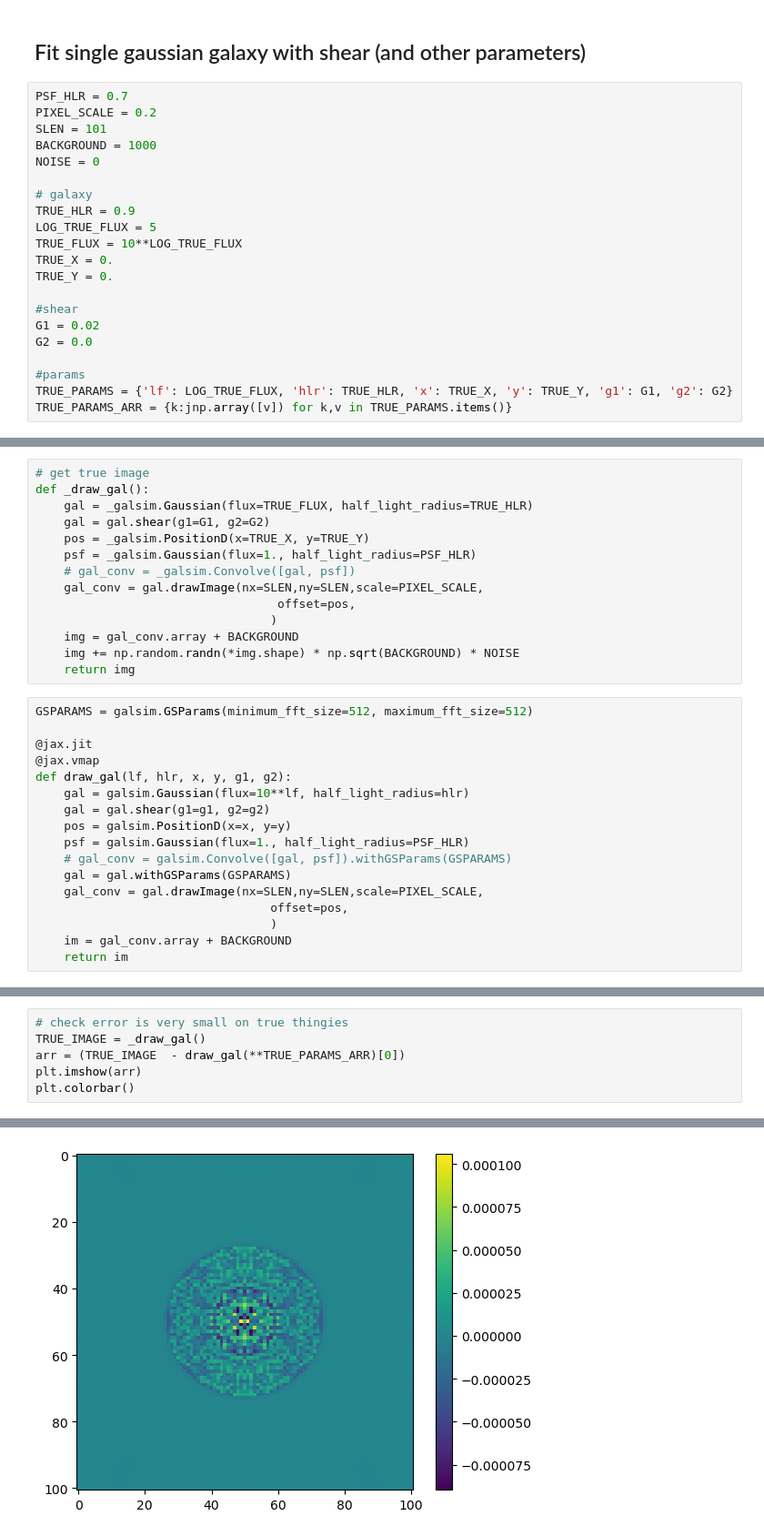
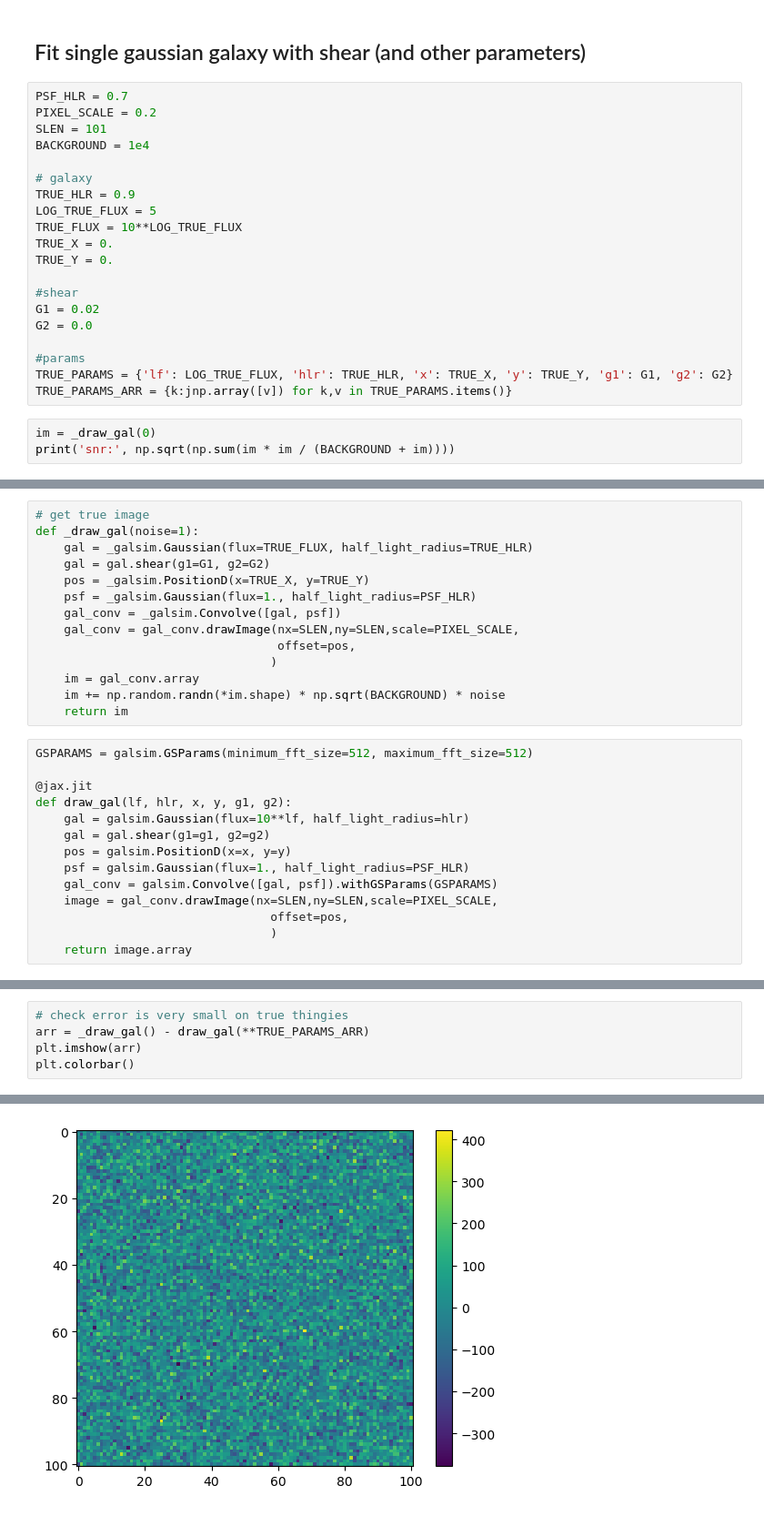
Before and after one commit to LSSTDESC/BPD, a Jupyter notebook: fit-single.ipynb, the cells around one changed output, grey strips where cells are left out. Shown at 91% size. Cells and saved outputs as stored; diff of their text form.

Commit message:
updates and one more step, also fix background

```diff
--- a/fit-single.ipynb
+++ b/fit-single.ipynb
@@ -127,8 +220,7 @@ fig = c.plotter.plot(truth={'f':1e5})
 PSF_HLR = 0.7
 PIXEL_SCALE = 0.2
 SLEN = 101
-BACKGROUND = 1000
-NOISE = 0
+BACKGROUND = 1e4
 
 # galaxy
 TRUE_HLR = 0.9
@@ -144,3 +236,6 @@ G2 = 0.0
 #params
 TRUE_PARAMS = {'lf': LOG_TRUE_FLUX, 'hlr': TRUE_HLR, 'x': TRUE_X, 'y': TRUE_Y, 'g1': G1, 'g2': G2}
 TRUE_PARAMS_ARR = {k:jnp.array([v]) for k,v in TRUE_PARAMS.items()}
+# %%
+im = _draw_gal(0)
+print('snr:', np.sqrt(np.sum(im * im / (BACKGROUND + im))))
@@ -147,31 +244,28 @@ TRUE_PARAMS_ARR = {k:jnp.array([v]) for k,v in TRUE_PARAMS.items()}
 # %%
 # get true image
-def _draw_gal():
+def _draw_gal(noise=1):
     gal = _galsim.Gaussian(flux=TRUE_FLUX, half_light_radius=TRUE_HLR)
     gal = gal.shear(g1=G1, g2=G2)
     pos = _galsim.PositionD(x=TRUE_X, y=TRUE_Y)
     psf = _galsim.Gaussian(flux=1., half_light_radius=PSF_HLR)
-    # gal_conv = _galsim.Convolve([gal, psf])
-    gal_conv = gal.drawImage(nx=SLEN,ny=SLEN,scale=PIXEL_SCALE,
+    gal_conv = _galsim.Convolve([gal, psf])
+    gal_conv = gal_conv.drawImage(nx=SLEN,ny=SLEN,scale=PIXEL_SCALE,
                                   offset=pos,
                                  )
-    img = gal_conv.array + BACKGROUND
-    img += np.random.randn(*img.shape) * np.sqrt(BACKGROUND) * NOISE
-    return img
+    im = gal_conv.array
+    im += np.random.randn(*im.shape) * np.sqrt(BACKGROUND) * noise
+    return im
 # %%
 GSPARAMS = galsim.GSParams(minimum_fft_size=512, maximum_fft_size=512)
 
 @jax.jit
-@jax.vmap
 def draw_gal(lf, hlr, x, y, g1, g2):
     gal = galsim.Gaussian(flux=10**lf, half_light_radius=hlr)
     gal = gal.shear(g1=g1, g2=g2)
     pos = galsim.PositionD(x=x, y=y)
     psf = galsim.Gaussian(flux=1., half_light_radius=PSF_HLR)
-    # gal_conv = galsim.Convolve([gal, psf]).withGSParams(GSPARAMS)
-    gal = gal.withGSParams(GSPARAMS)
-    gal_conv = gal.drawImage(nx=SLEN,ny=SLEN,scale=PIXEL_SCALE,
+    gal_conv = galsim.Convolve([gal, psf]).withGSParams(GSPARAMS)
+    image = gal_conv.drawImage(nx=SLEN,ny=SLEN,scale=PIXEL_SCALE,
                                  offset=pos,
                                  )
-    im = gal_conv.array + BACKGROUND
-    return im
+    return image.array
@@ -182,9 +272,8 @@ TRUE_IMAGE.max()
 # %%
 # check error is very small on true thingies
-TRUE_IMAGE = _draw_gal()
-arr = (TRUE_IMAGE  - draw_gal(**TRUE_PARAMS_ARR)[0])
+arr = _draw_gal() - draw_gal(**TRUE_PARAMS_ARR)
 plt.imshow(arr)
 plt.colorbar()
 # %% [output]
 <matplotlib.colorbar.Colorbar at 0x...>
-[figure, old version]
+[figure, new version]
```
Also changed, not shown: parts of 39 cells of this notebook.
